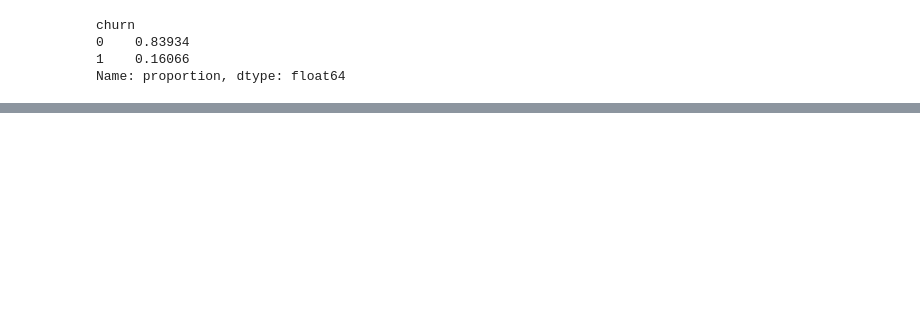
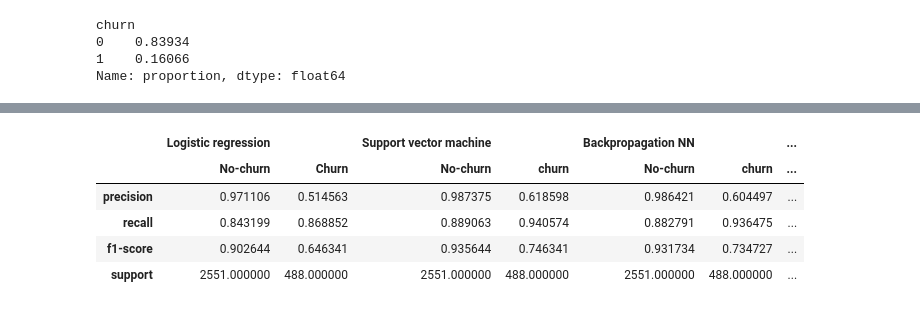
Before and after one commit to it-ces/PUJ-churn, a Jupyter notebook: Modeling-churn.ipynb, the cells around one changed output, grey strips where cells are left out. Saved outputs shown, nothing was run; the diff lists cells and outputs as text; code cells hidden in the pictures; blank space fills up the shorter version.

```diff
--- a/Modeling-churn.ipynb
+++ b/Modeling-churn.ipynb
@@ -125,0 +126,5 @@ for column in nonormal + normal:
+# %%
+model_mlp  = grid_MLP(X_train, y_train)
+NN_predict = model_mlp.predict(X_test)
+print(classification_report(y_test, NN_predict))
+MLP_table  = pd.DataFrame(classification_report(y_test,  NN_predict, output_dict=True)).iloc[:,0:2]
@@ -125,0 +190,7 @@ for column in nonormal + normal:
+# %%
+parameters_ = select_optimun_parameters(regist=regist,
+                           architecture=architecture,
+                             k_folds=5,
+                             X_train=X_train,
+                             y_train=y_train,
+                             assessment_metric = recall_score)
@@ -125,0 +246,19 @@ for column in nonormal + normal:
+# %%
+from LocalSearch import SA_max
+from LocalSearch import search
+from sklearn.metrics import f1_score
+SAsolution  = SA_max(
+    solution = fittest_individual,
+    search = search,
+    Tf= 0,
+    cooling_rate = 75,
+    beta = 0.001,
+    reduce_temp=0.00001,  #0.0001
+    seed_random= 123,
+    alpha = 0.1,
+    max_iterations = 150, #100
+    fitnessFunction = lambda x: MLP(architecture=architecture,
+                                       X_train = X_train,
+                                       y_train = y_train,
+                                       initial_solution=x,
+                                       score = f1_score))
@@ -125,0 +283,21 @@ for column in nonormal + normal:
+# %%
+preds_GASA = np.where(MLP(architecture=architecture, X_train=X_test, y_train=y_test,
+                          initial_solution=SAsolution['major'][1],
+                          preds=True)>0.5,1,0)
+GASA  = pd.DataFrame(classification_report(y_test, preds_GASA, output_dict=True)).iloc[:,0:2]
+# %%
+models_tab = pd.concat([lr_table, SVM_table, MLP_table, GASA], axis=1)
+cols_names =  pd.MultiIndex.from_tuples([('Logistic regression','No-churn'),("Logistic regression",'Churn'),
+              ("Support vector machine",'No-churn'),('Support vector machine','churn'),
+              ('Backpropagation NN', 'No-churn'), ('Backpropagation NN', 'churn'),
+              ('Genetic annealing NN', 'No-churn'), ('Genetic annealing NN', 'churn'),])
+models_tab.columns  = cols_names
+models_tab.to_excel("resultados.xlsx")
+models_tab
+# %% [output]
+|  | Logistic regression |  | Support vector machine |  | Backpropagation NN |  | ... |
+|  | No-churn | Churn | No-churn | churn | No-churn | churn | ... |
+| precision | 0.971106 | 0.514563 | 0.987375 | 0.618598 | 0.986421 | 0.604497 | ... |
+| recall | 0.843199 | 0.868852 | 0.889063 | 0.940574 | 0.882791 | 0.936475 | ... |
+| f1-score | 0.902644 | 0.646341 | 0.935644 | 0.746341 | 0.931734 | 0.734727 | ... |
+| support | 2551.000000 | 488.000000 | 2551.000000 | 488.000000 | 2551.000000 | 488.000000 | ... |
```
Also changed, not shown: parts of 23 cells of this notebook, 13 other files.
